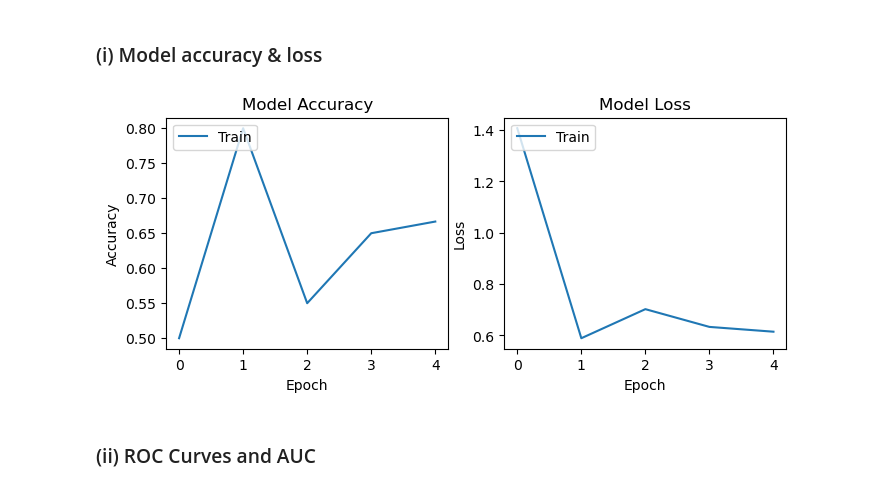
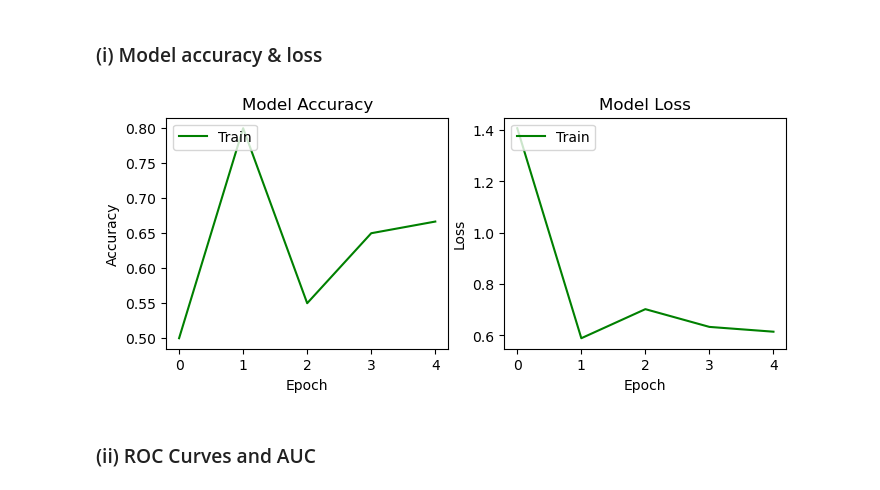
Before and after one commit to ANNIZHENG/Interactive_Weight_Analytics_Interface, a Jupyter notebook: VideoVisionTransformer.ipynb, the cells around one changed output. Drawn from its saved outputs; the diff is of its cells as text; code cells hidden in the pictures.

```diff
--- a/VideoVisionTransformer.ipynb
+++ b/VideoVisionTransformer.ipynb
@@ -455,24 +432,24 @@ Specific on how many feature using, on which layer, we would provide such visual
 # %%
 # Accuracy and Loss
 plt.figure(figsize=(8, 3))
 
 plt.subplot(1, 2, 1)
-plt.plot(history.history['accuracy'])
+plt.plot(history.history['accuracy'], color='green')
 plt.title('Model Accuracy')
 plt.ylabel('Accuracy')
 plt.xlabel('Epoch')
 plt.legend(['Train', 'Validation'], loc='upper left')
 
 plt.subplot(1, 2, 2)
-plt.plot(history.history['loss'])
+plt.plot(history.history['loss'], color='green')
 plt.title('Model Loss')
 plt.ylabel('Loss')
 plt.xlabel('Epoch')
 plt.legend(['Train', 'Validation'], loc='upper left')
 
 plt.show()
 # %% [output]
-[figure, old version]
+[figure, new version]
 # %% [markdown]
 ### (ii) ROC Curves and AUC
 # %%
```
Also changed, not shown: parts of 18 cells of this notebook, 1 other file.
